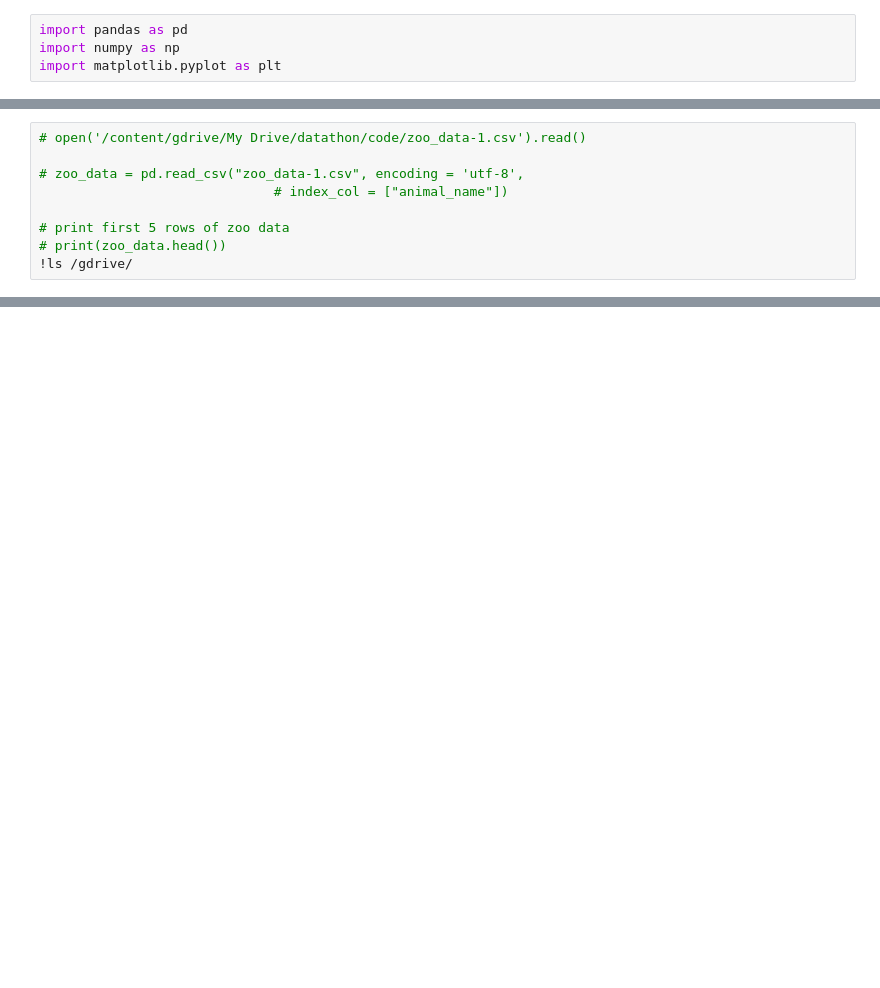
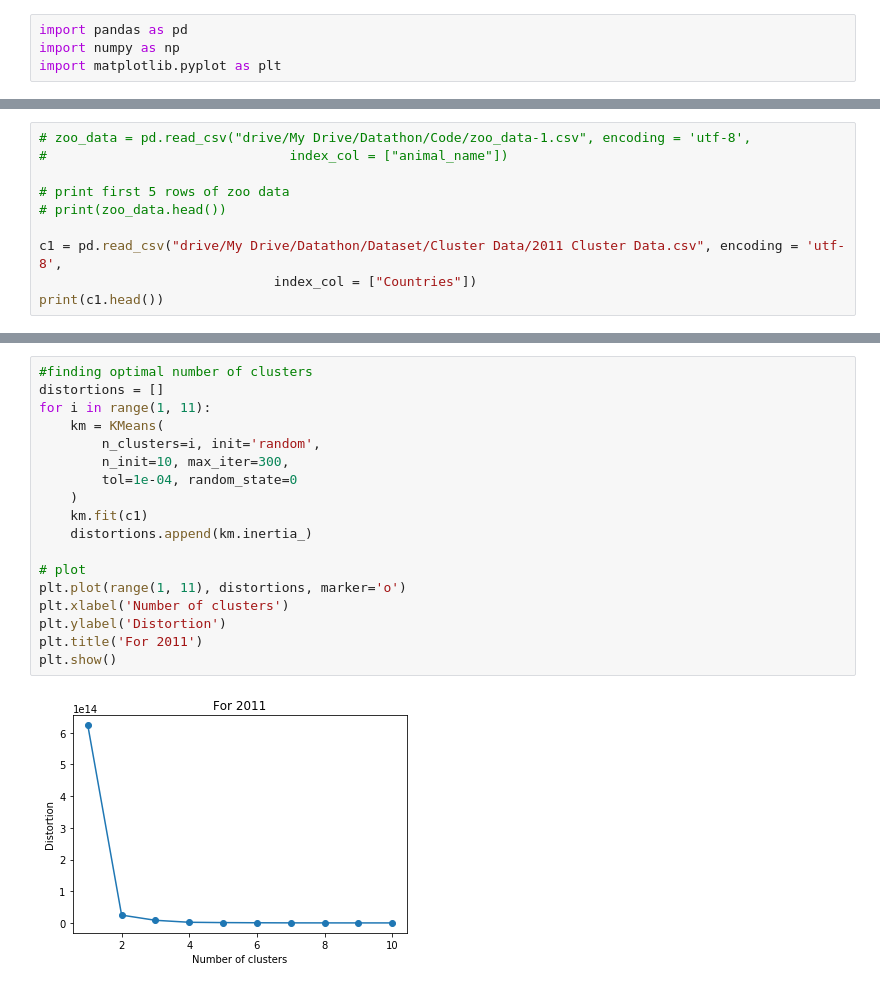
Before and after one commit to himabindu13198/Market-Overreaction-COVID19, a Jupyter notebook: Code/Clustering.ipynb, the cells around one changed output, grey strips where cells are left out. Cells and saved outputs as stored; diff of their text form; blank space fills up the shorter version.

Commit message:
Add files via upload
adding clustering file

```diff
--- a/Code/Clustering.ipynb
+++ b/Code/Clustering.ipynb
@@ -10,10 +18,11 @@ Mounted at /content/drive
 # %%
-# open('/content/gdrive/My Drive/datathon/code/zoo_data-1.csv').read()
-
-# zoo_data = pd.read_csv("zoo_data-1.csv", encoding = 'utf-8',
-                              # index_col = ["animal_name"])
+# zoo_data = pd.read_csv("drive/My Drive/Datathon/Code/zoo_data-1.csv", encoding = 'utf-8',
+#                               index_col = ["animal_name"])
 
 # print first 5 rows of zoo data
 # print(zoo_data.head())
-!ls /gdrive/
+
+c1 = pd.read_csv("drive/My Drive/Datathon/Dataset/Cluster Data/2011 Cluster Data.csv", encoding = 'utf-8',
+                              index_col = ["Countries"])
+print(c1.head())
 # %% [output]
@@ -20,0 +47,20 @@ ls: cannot access '/gdrive/': No such file or directory
+# %%
+#finding optimal number of clusters
+distortions = []
+for i in range(1, 11):
+    km = KMeans(
+        n_clusters=i, init='random',
+        n_init=10, max_iter=300,
+        tol=1e-04, random_state=0
+    )
+    km.fit(c1)
+    distortions.append(km.inertia_)
+
+# plot
+plt.plot(range(1, 11), distortions, marker='o')
+plt.xlabel('Number of clusters')
+plt.ylabel('Distortion')
+plt.title('For 2011')
+plt.show()
+# %% [output]
+[figure, added]
```
Also changed, not shown: parts of 50 cells of this notebook.
